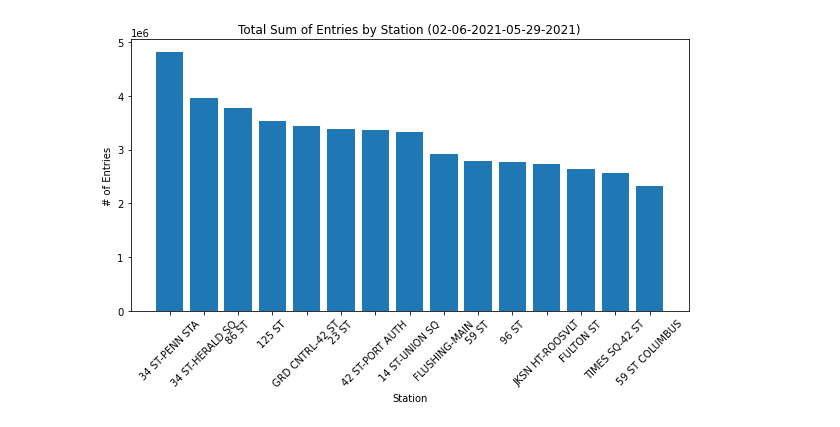
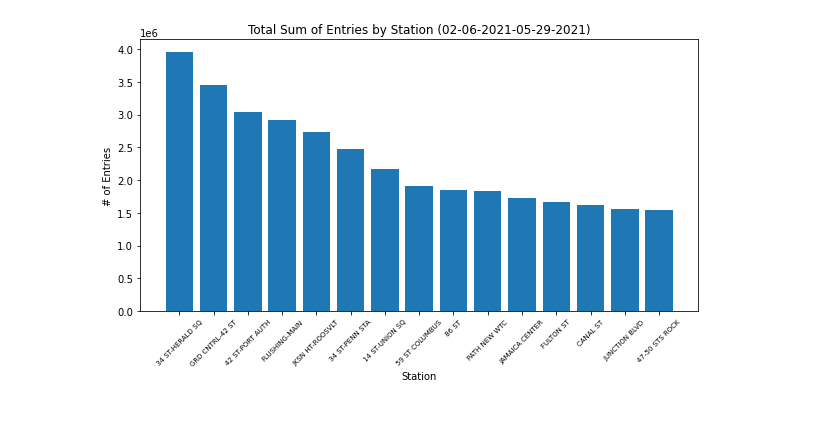
Before and after one commit to maneaterrbug/WTWY_metro_project_MR, a Jupyter notebook: jp_nb_mta_proc.ipynb, the cells around one changed output. Saved outputs shown, nothing was run; the diff lists cells and outputs as text; code cells hidden in the pictures.

```diff
--- a/jp_nb_mta_proc.ipynb
+++ b/jp_nb_mta_proc.ipynb
@@ -25,6 +34,11 @@ turnstiles_df
 # %%
 turnstiles_daily = (turnstiles_df
-                        .groupby(["CA", "UNIT", "SCP", "STATION", "DATE"],as_index=False)
+                        .groupby(["CA", "UNIT", "SCP", "STATION_LINE", "DATE"],as_index=False)
                         .ENTRIES.first())
-turnstiles_daily
+
+turnstiles_hourly = turnstiles_df.copy()
+turnstiles_hourly = turnstiles_hourly[turnstiles_hourly.TIME.isin(['00:00:00','04:00:00','08:00:00','12:00:00','16:00:00','20:00:00','24:00:00'])]
+
+turnstiles_hourly['HOURLY_AMT'] = turnstiles_hourly.groupby(["CA", "UNIT", "SCP", "STATION_LINE"]).ENTRIES.diff()
+turnstiles_hourly[turnstiles_hourly.STATION_LINE =='34 ST-HERALD SQ, BDFMNQRW'].head(20)
 # %% [output]
@@ -44,3 +62,5 @@ turnstiles_daily
 # %%
-turnstiles_daily['DAILY_TOT'] = turnstiles_daily.groupby(["CA", "UNIT", "SCP", "STATION"]).ENTRIES.diff()
+turnstiles_daily['DAILY_TOT'] = turnstiles_daily.groupby(["CA", "UNIT", "SCP", "STATION_LINE"]).ENTRIES.diff()
 turnstiles_daily['DAILY_TOT_ABS'] = np.absolute(turnstiles_daily.DAILY_TOT)
+
+turnstiles_hourly['HOURLY_AMT_ABS'] = np.absolute(turnstiles_hourly.HOURLY_AMT)
@@ -49,4 +67,9 @@ turnstiles_daily.to_csv('temp.csv')
 # %%
-mask = (turnstiles_daily.DAILY_TOT_ABS < 10000)
+mask = (turnstiles_daily.DAILY_TOT_ABS < 15000)
+maskh = (turnstiles_hourly.HOURLY_AMT_ABS < 2000)
 turnstiles_daily_cleaned = turnstiles_daily[mask]
-turnstiles_daily_cleaned
+turnstiles_hourly_cleaned = turnstiles_hourly[maskh]
+mask_shift = (turnstiles_daily.SCP.shift(1) != turnstiles_daily.SCP)
+#turnstiles_daily['DAILY_TOT'][mask_shift] = np.nan
+#turnstiles_daily.loc[mask_shift,'DAILY_TOT'] = np.nan
+#turnstiles_daily[(turnstiles_daily.STATION == 'HEWES ST') & (turnstiles_daily.SCP == '00-00-00')]
@@ -67,5 +76,8 @@ turnstiles_daily_cleaned
 # %%
-station_daily = turnstiles_daily_cleaned.groupby(['STATION','DATE'])[['DAILY_TOT_ABS']].sum().reset_index()
-station_daily_sum = station_daily.groupby('STATION').DAILY_TOT_ABS.sum().reset_index().sort_values('DAILY_TOT_ABS',ascending = False).head(15)
+station_daily = turnstiles_daily_cleaned.groupby(['STATION_LINE','DATE'])[['DAILY_TOT_ABS']].sum().reset_index()
+station_daily_sum = station_daily.groupby('STATION_LINE').DAILY_TOT_ABS.sum().reset_index().sort_values('DAILY_TOT_ABS',ascending = False).head(15)
+station_daily_sum['STATION'] = station_daily_sum.STATION_LINE.apply(lambda x: x[:x.find(',')])
 
-station_daily_sum.head(5)
+station_hourly = turnstiles_hourly_cleaned.groupby(['STATION_LINE','TIME'])[['HOURLY_AMT_ABS']].mean().reset_index()
+
+top_list = station_daily_sum.STATION_LINE.head(5).to_list()
@@ -79,11 +84,12 @@ station_daily_sum.head(5)
 # %%
 plt.figure(figsize=(10,5))
-plt.bar(station_daily_sum.STATION, station_daily_sum.DAILY_TOT_ABS)
+
+plt.bar(station_daily_sum.STATION_LINE, station_daily_sum.DAILY_TOT_ABS, tick_label = station_daily_sum.STATION)
 plt.ylabel('# of Entries')
 plt.xlabel('Station')
-plt.xticks(rotation=45)
+plt.xticks(rotation=45, size = 7)
 plt.title('Total Sum of Entries by Station (02-06-2021-05-29-2021)')
 
 plt.savefig('figs/tot_sum_by_stat.png', bbox_inches = 'tight')
 # %% [output]
-[figure, old version]
+[figure, new version]
```
Also changed, not shown: parts of 16 cells of this notebook, 8 other files.
